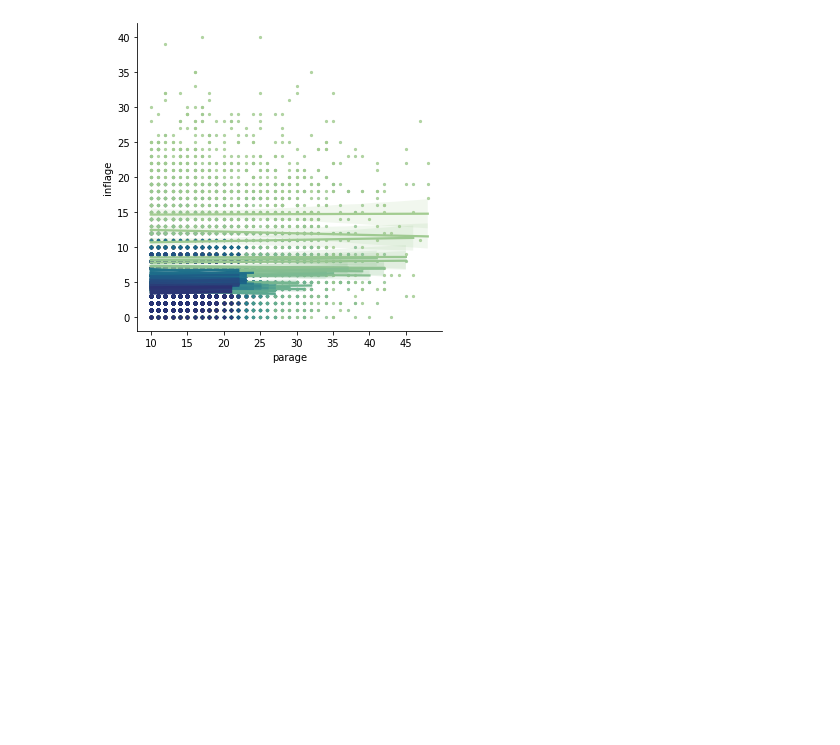
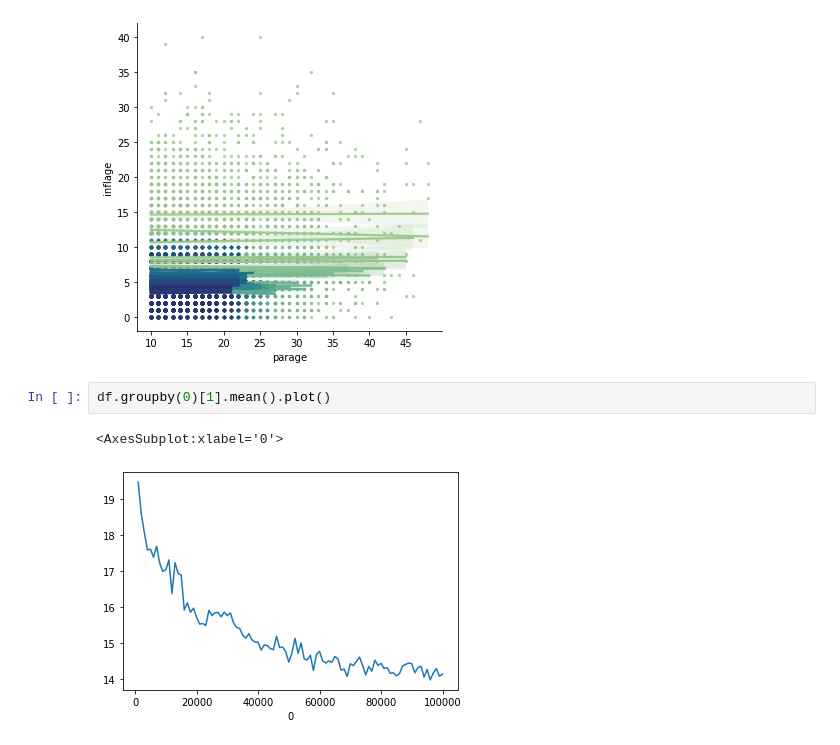
Before and after one commit to valenzano-lab/aegis, a Jupyter notebook: ipynb/inverse_lansing.ipynb, the cells around one changed output. Cells and saved outputs as stored; diff of their text form; blank space fills up the shorter version.

```diff
--- a/ipynb/inverse_lansing.ipynb
+++ b/ipynb/inverse_lansing.ipynb
@@ -109,3 +109,8 @@ sns.lmplot(data=data, x = "parage", y="inflage", hue="stage", palette="crest", s
 # %% [output]
 <seaborn.axisgrid.FacetGrid at 0x...>
 [figure]
+# %%
+df.groupby(0)[1].mean().plot()
+# %% [output]
+<AxesSubplot:xlabel='0'>
+[figure, added]
```
Also changed, not shown: 5 other files.
